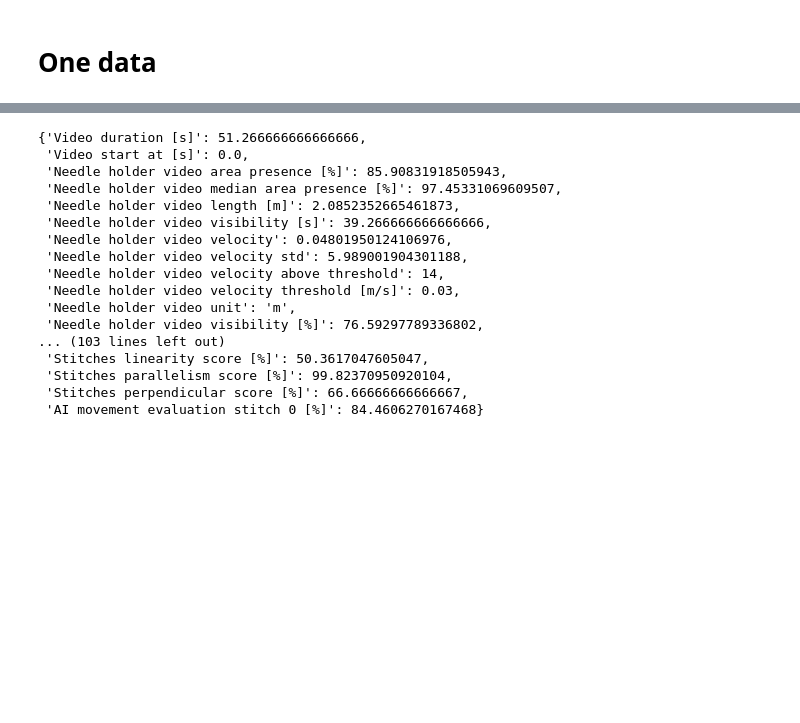
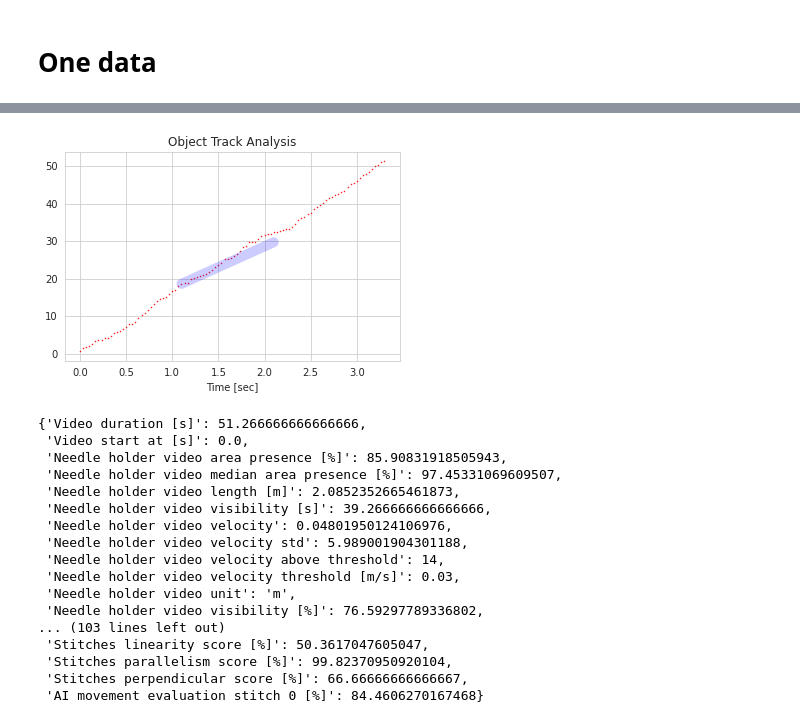
Before and after one commit to mjirik/surgeryanalyser, a Jupyter notebook: devel/2025-02_expert_trajectory.ipynb, the cells around one changed output, grey strips where cells are left out. Cells and saved outputs as stored; diff of their text form; code cells hidden in the pictures; blank space fills up the shorter version.

Commit message:
ideal trajectory

```diff
--- a/devel/2025-02_expert_trajectory.ipynb
+++ b/devel/2025-02_expert_trajectory.ipynb
@@ -180 +285,57 @@ dict_keys(['frame_ids', 'data_pixels'])
+# %%
+from matplotlib import pyplot as plt
+
+fig = plt.figure()
+ax = fig.add_subplot()
+fig.subplots_adjust(top=0.85)
+ax.set_title("Object Track Analysis")
+ax.set_xlabel("Time [sec]")
+# draw_ideal_trajetory(ax, [1000,1000], color='k')
+#random numbers
+
+ds = np.random.rand(100)
+ds_cumsum = np.cumsum(ds)
+source_fps = 30
+t = np.arange(0, 100, 1) / float(source_fps)
+object_color = "r"
+
+
+
+ax.plot(t, ds_cumsum, "." + object_color, linewidth=1, markersize=1)
+
+# Výpočet počáteční a koncové hodnoty přímky
+
+def draw_simplified_ideal_cumulative_trajectory(
+        ax,
+        ds_cumsum,
+        start_t = 1.1,
+    stop_t = 2.1,
+ideal_slope_m_s = 11.1,
+):
+
+# find largest t smaller than start_t
+    start_t_idx = 0
+    for i in range(len(t)):
+        if t[i] > start_t:
+            start_t_idx = i - 1
+            break
+
+    stop_t_idx = 0
+    for i in range(len(t)):
+        if t[i] > stop_t:
+            stop_t_idx = i - 1
+            break
+
+    y_start = ds_cumsum[start_t_idx]
+    y_stop = y_start + ideal_slope_m_s * (stop_t - start_t)
+
+    # Přidání přímky do grafu
+    ax.plot([start_t, stop_t], [y_start, y_stop], "-b", linewidth=10, alpha=0.2)
+
+
+draw_simplified_ideal_cumulative_trajectory(
+    ax, ds_cumsum
+)
+# %% [output]
+[figure, added]
 # %%
```
Also changed, not shown: parts of 7 cells of this notebook, 1 other file.
